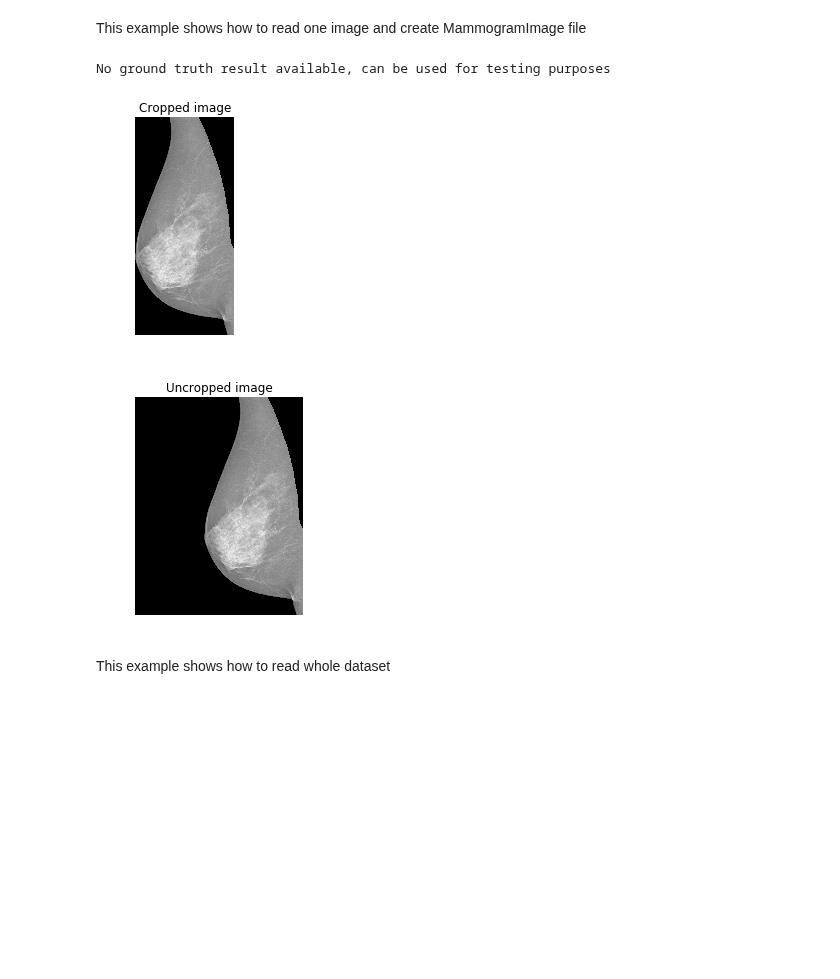
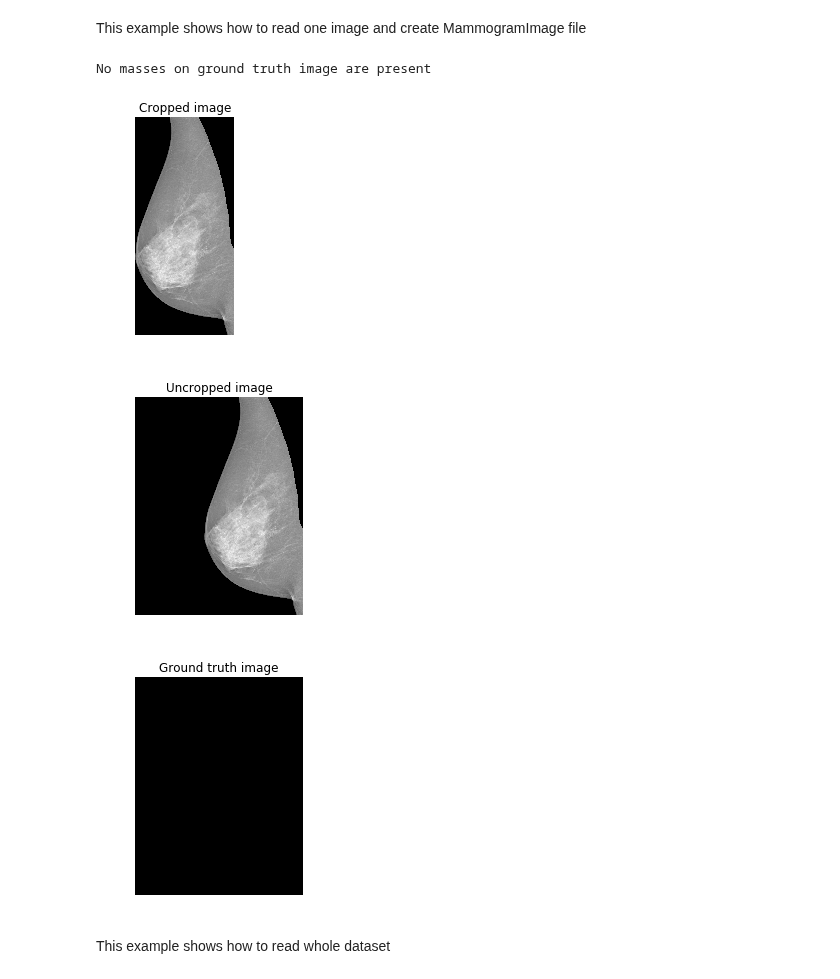
Before and after one commit to OlehKSS/IMMAS, a Jupyter notebook: examples/BasicFunctionality.ipynb, the cells around one changed output. Drawn from its saved outputs; the diff is of its cells as text; code cells hidden in the pictures; blank space fills up the shorter version.

Commit message:
ground truth fixed

```diff
--- a/examples/BasicFunctionality.ipynb
+++ b/examples/BasicFunctionality.ipynb
@@ -18,35 +18,41 @@ This example shows how to read one image and create MammogramImage file
 # %%
 from immas import MammogramImage
 
 path_image = "../dataset/images/20587080_b6a4f750c6df4f90_MG_R_ML_ANON.tif"
 path_mask = "../dataset/masks/20587080_b6a4f750c6df4f90_MG_R_ML_ANON.png"
 pectoral_muscle = "../dataset/pectoral_muscle_masks/20587080_b6a4f750c6df4f90_MG_R_ML_ANON.tif"
 
 # contructor will automatically read data, if contrary not specified
 # pectoral muscle will be removed from image if we have corresponding mask available
 mm = MammogramImage(path_image, path_mask, pmuscle_mask_path=pectoral_muscle)
 
 # check whether this image has ground truth segmentation result available
-if mm.image_ground_truth:
-    print('Ground truth available, can be used for training')
+if mm.has_masses:
+    print('Masses are present on ground truth image')
 else:
-    print('No ground truth result available, can be used for testing purposes')
+    print('No masses on ground truth image are present')
 
 # attribute .image_data contains actual image cropped according to the masks
 plt.imshow(mm.image_data, cmap="gray")
 plt.axis('off')
 plt.title('Cropped image')
 plt.show()
 
 #attribute .image_data contains actual image cropped according to the masks
 plt.imshow(mm.uncropped_image, cmap="gray")
 plt.axis('off')
 plt.title('Uncropped image')
 plt.show()
+
+plt.imshow(mm.image_ground_truth, cmap="gray")
+plt.axis('off')
+plt.title('Ground truth image')
+plt.show()
 # %% [output]
-No ground truth result available, can be used for testing purposes
+No masses on ground truth image are present
 [figure]
 [figure]
+[figure, added]
 # %% [markdown]
 This example shows how to read whole dataset
 # %%
```
Also changed, not shown: 1 other file.
